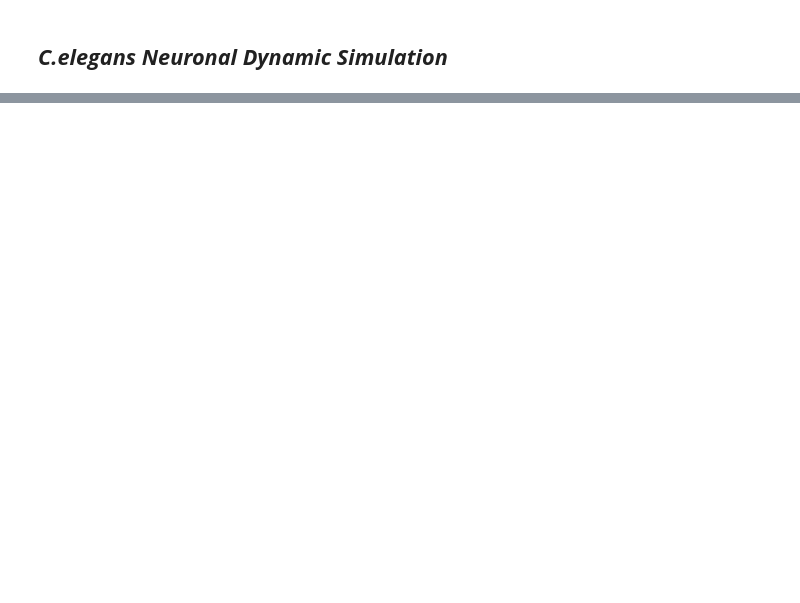
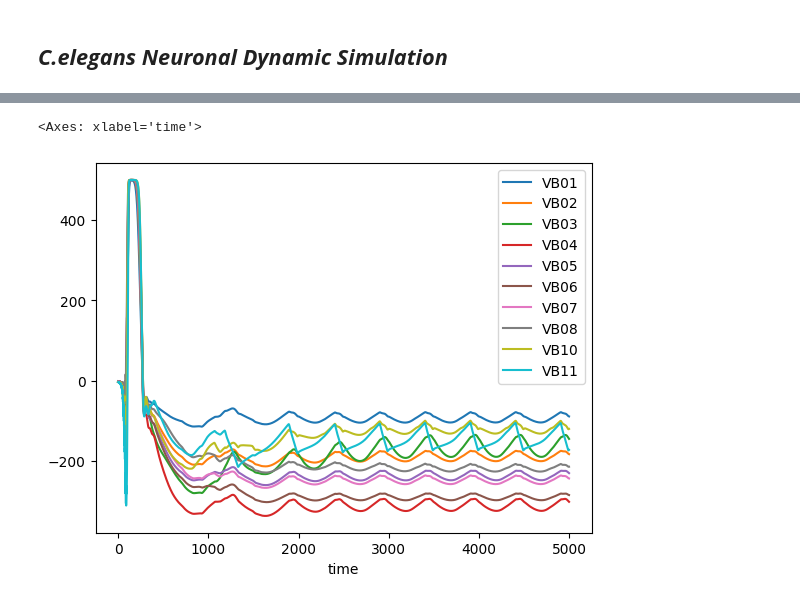
Before and after one commit to Banafshehkh/C.elegans-Control-Backbone, a Jupyter notebook: Stage3.ipynb, the cells around one changed output, grey strips where cells are left out. Saved outputs shown, nothing was run; the diff lists cells and outputs as text; code cells hidden in the pictures; blank space fills up the shorter version.

```diff
--- a/Stage3.ipynb
+++ b/Stage3.ipynb
@@ -370,0 +391,4 @@ Vth Recalculated
+# %%
+y = np.load("/content/simulation_output_removed_0.npy")
+neurons = pd.DataFrame(y)
+neurons
@@ -370,0 +481,8 @@ Vth Recalculated
+# %%
+# VD
+VD = neurons[['VB01', 'VB02', 'VB03', 'VB04', 'VB05', 'VB06', 'VB07', 'VB08',  'VB10', 'VB11']]
+VD_new = VD[(neurons.index < 5000) ]
+VD_new.plot()
+# %% [output]
+<Axes: xlabel='time'>
+[figure, added]
```
Also changed, not shown: parts of 21 cells of this notebook.
